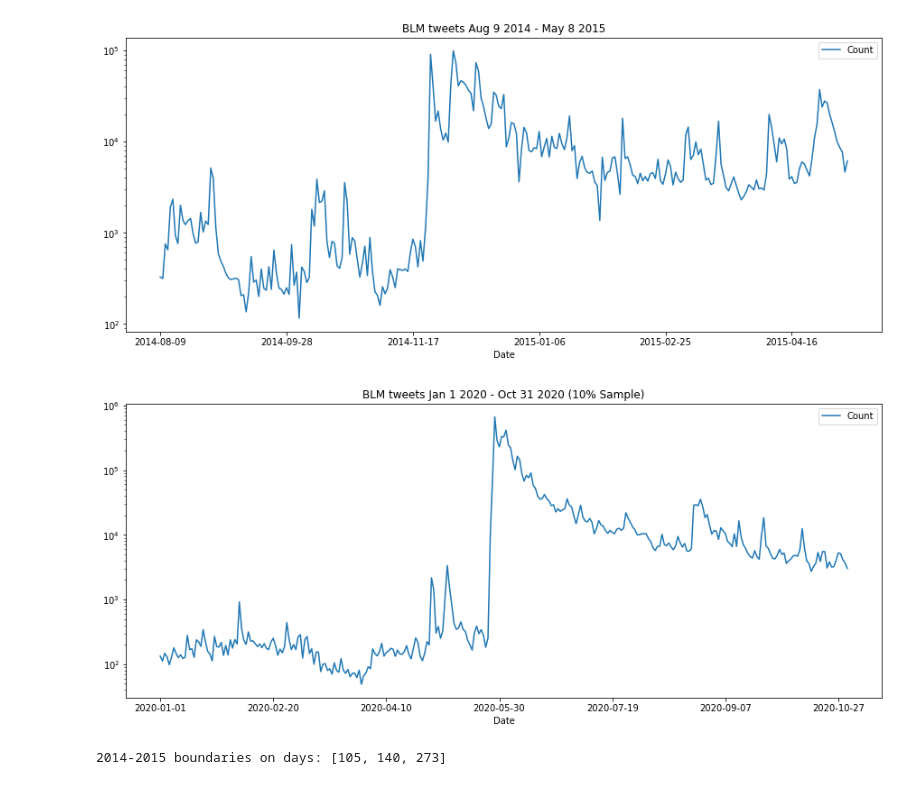
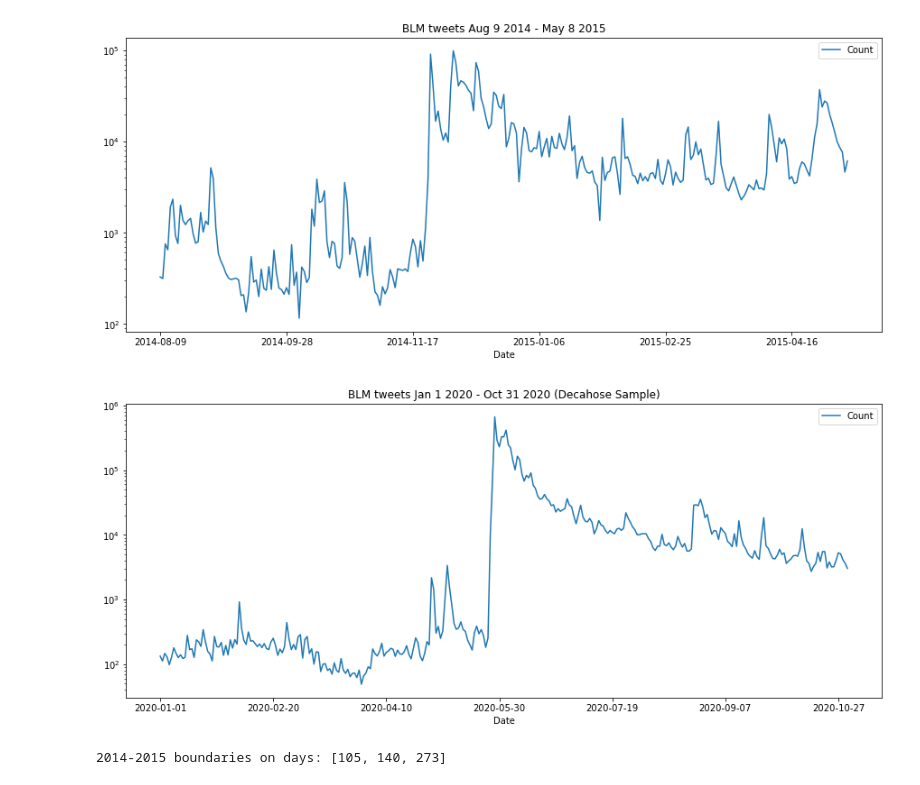
Before and after one commit to chrisfalter/BLM, a Jupyter notebook: src/tweet_counts.ipynb, the cells around one changed output. Drawn from its saved outputs; the diff is of its cells as text; code cells hidden in the pictures.

```diff
--- a/src/tweet_counts.ipynb
+++ b/src/tweet_counts.ipynb
@@ -22,10 +22,10 @@ line_graph_of_daily_count(df_first_counts, "Aug 9 2014 - May 8 2015")
 # %%
 second_counts_file = "../data/counts/tweetCount2020.txt"
 second_sep = '\t'
 df_second_counts = df_of_daily_count(second_counts_file, sep=second_sep)
-line_graph_of_daily_count(df_second_counts, "Jan 1 2020 - Oct 31 2020 (10% Sample)")
+line_graph_of_daily_count(df_second_counts, "Jan 1 2020 - Oct 31 2020 (Decahose Sample)")
 # %% [output]
-[figure, old version]
+[figure, new version]
 # %%
 n_bkps = 2
 loss = 'l2'
```
Also changed, not shown: parts of 1 cell of this notebook, 4 other files.
